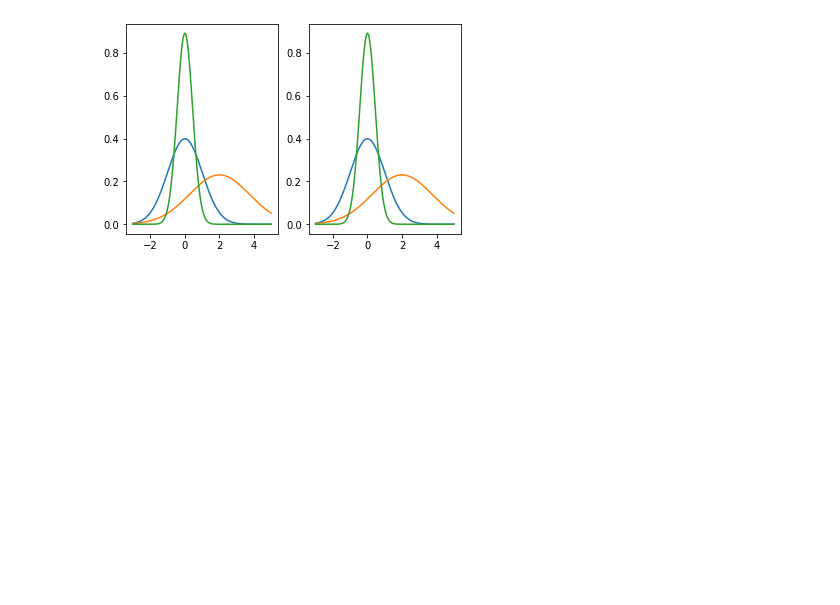
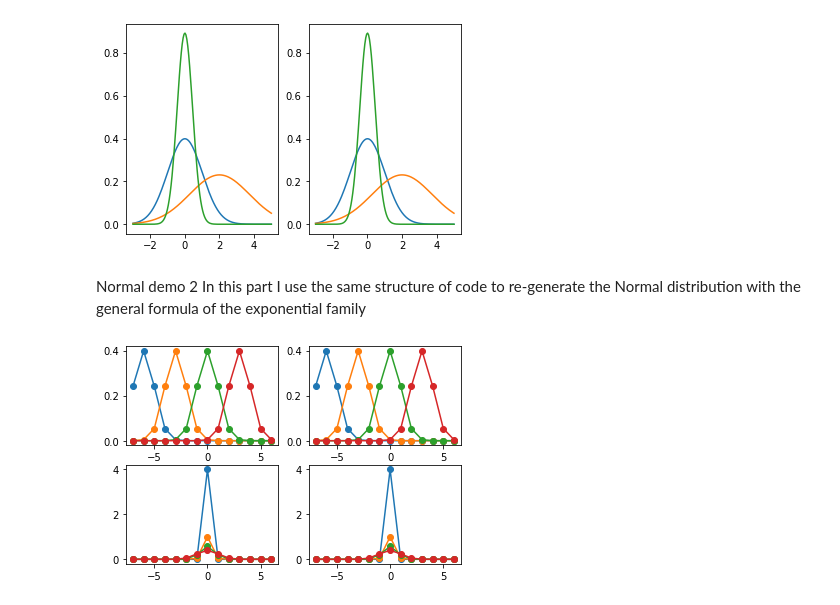
Before and after one commit to ZGChung/ICMLL_MLAPP, a Jupyter notebook: ExpFam_general.ipynb, the cells around one changed output. Drawn from its saved outputs; the diff is of its cells as text; code cells hidden in the pictures; blank space fills up the shorter version.

Commit message:
doc: update the file structure

```diff
--- a/ExpFam_general.ipynb
+++ b/ExpFam_general.ipynb
@@ -199,3 +199,71 @@ fig.subplots_adjust(bottom=0.15)
 plt.show()
 # %% [output]
 [figure]
+# %% [markdown]
+Normal demo 2
+In this part I use the same structure of code to re-generate the Normal distribution with the general formula of the exponential family
+# %%
+import numpy as np
+import matplotlib.pyplot as plt
+import math as m
+
+# Definition of the formula
+# define the x_set
+y_set_len = 14
+y_left = -7
+y_set = np.arange(y_left,y_left+y_set_len,1)
+# define the parameters
+n = 0
+mu = 2
+sigma = 1
+w = np.array([1]) # the weight vector of the parameters
+x = np.array([mu]) # in normal, there's only one parameter mu because sigma is a default parameter of GLMs
+# the x and mu will be redefined in the for loop
+# I wrote it here just to be more clear
+
+def hFunc(x,sigma):
+    return 1/(m.sqrt(2*m.pi*sigma**2))
+def etaFunc(w,x):
+    return np.dot(w,x)
+def AFunc(y,eta):
+    return (y**2+eta**2)/2
+
+# define the pdf and pdf2 array to store the result of calculation
+pdf = np.zeros(y_set_len)
+pdf2 = np.zeros(y_set_len)
+# plot the pdf generated 2 ways
+# note that there are 2 parameters in normal distribution, we add 2 figures
+# figure 1 and 2 correspond to fix mu, change sigma
+# figure 3 and 4 correspond to fix sigma, change mu
+fig, ax = plt.subplots(2, 2)
+for mu in np.arange(-6,6,3):
+    sigma = 1
+    x = np.array([mu])
+    for y in y_set:
+        h=hFunc(x,sigma)
+        eta = etaFunc(w,x)
+        A = AFunc(y,eta)
+        # FEF
+        temp1 = np.dot(y,eta)
+        pdf[y-y_left] = np.dot(h, (np.exp(((temp1-A)/(sigma**2)))))
+        ## original form
+        pdf2[y-y_left] = np.dot(h,  np.exp((-1/2)*(((y-x[0])/sigma)**2)))
+    ax[0,0].plot(y_set,pdf,'-o')
+    ax[0,1].plot(y_set,pdf2,'-o')
+for sigma in np.arange(0.1,1.2,0.3):
+    mu = 0
+    x = np.array([mu])
+    for y in y_set:
+        h=hFunc(x,sigma)
+        eta = etaFunc(w,x)
+        A = AFunc(y,eta)
+        # FEF
+        temp1 = np.dot(y,eta)
+        pdf[y-y_left] = np.dot(h, (np.exp(((temp1-A)/(sigma**2)))))
+        ## original form
+        pdf2[y-y_left] = np.dot(h,  np.exp((-1/2)*(((y-x[0])/sigma)**2)))
+    ax[1,0].plot(y_set,pdf,'-o')
+    ax[1,1].plot(y_set,pdf2,'-o')
+plt.show()
+# %% [output]
+[figure, added]
```
Also changed, not shown: parts of 1 cell of this notebook, 1 other file.
